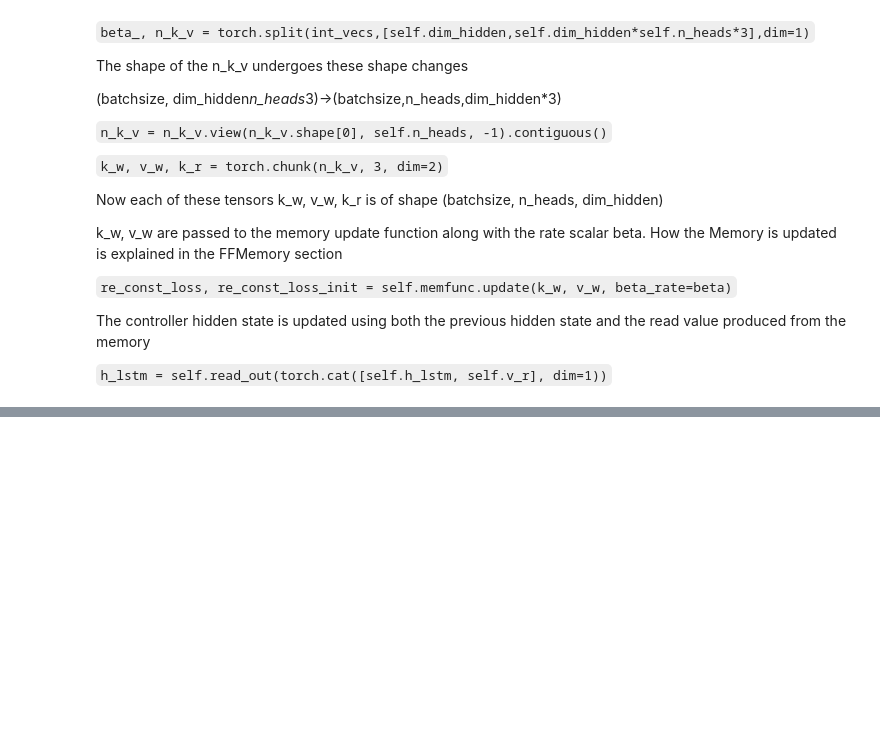
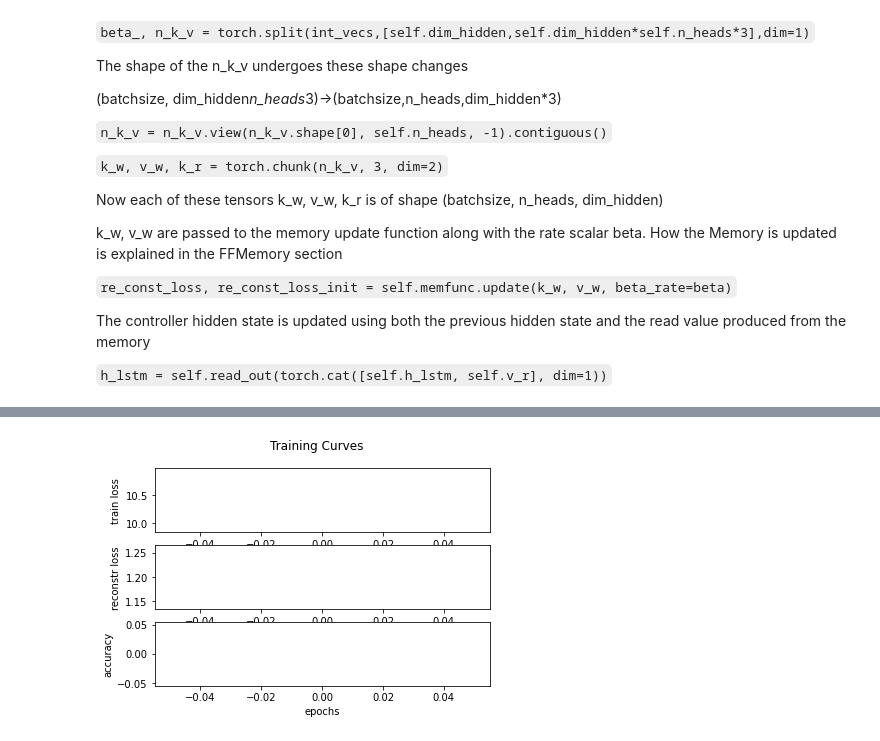
Before and after one commit to clam004/meta-learned-memory, a Jupyter notebook: part2_Memory.ipynb, the cells around one changed output, grey strips where cells are left out. Drawn from its saved outputs; the diff is of its cells as text; code cells hidden in the pictures; blank space fills up the shorter version.

```diff
--- a/part2_Memory.ipynb
+++ b/part2_Memory.ipynb
@@ -307,0 +492,8 @@ class FFMemoryLearned(nn.Module):
+# %%
+emb_dim, n_layers, heads, dropout = 8, 3, 5, 0.05
+
+vocab = Vocab(emb_dim)
+model = Bot(emb_dim, n_layers, heads, dropout, vocab)
+teacher = Teacher(model.vocab)
+
+print(model.vocab.word2index)
@@ -307,0 +502,90 @@ class FFMemoryLearned(nn.Module):
+# %%
+total_batches = 1
+best_acc = 0
+lamda = 8
+batch_size = 2
+learning_rate = 0.01
+
+optimizer=torch.optim.Adam(model.parameters(),lr=learning_rate,betas=(0.9, 0.98),eps=1e-9)
+scheduler=torch.optim.lr_scheduler.ReduceLROnPlateau(optimizer,'min',factor=0.99,patience=100)
+
+loss_all_list = []
+rcloss_all_list = []
+accuracy_list = []
+
+for batch in range(total_batches):
+
+    #print('remember info')
+
+    intro, introtarget, whatmyname, yournameis = teacher.get_batch(batch_size)
+
+    out_vecs, trg_end, rcl, rcli = model.teacher_forcing(intro, introtarget)
+
+    vocab_logits = model.vocab.emb2vocab(out_vecs)
+
+    predictions = vocab_logits.view(-1, vocab_logits.size(-1))
+
+    target = trg_end.view(-1)
+
+    batch_loss = F.cross_entropy(predictions, target,
+                                 ignore_index = model.vocab.word2index["<PAD>"])
+
+    reconstruction_loss = lamda*rcl
+
+    ################# Next Part of Conversation ########################
+
+    #print('retreive memory')
+
+    out_vecs, trg_end, rcl, rcli = model.teacher_forcing(whatmyname, yournameis)
+
+    vocab_logits = model.vocab.emb2vocab(out_vecs)
+
+    predictions = vocab_logits.view(-1, vocab_logits.size(-1))
+
+    target = trg_end.view(-1)
+
+    acc = accuracy_score(target, torch.argmax(predictions, dim=1))
+
+    batch_loss += F.cross_entropy(predictions, target,
+                                 ignore_index = model.vocab.word2index["<PAD>"])
+
+    reconstruction_loss += lamda*rcl
+    conversation_loss = batch_loss + reconstruction_loss
+
+    scheduler.step(conversation_loss)
+    optimizer.zero_grad()
+    conversation_loss.backward()
+    torch.nn.utils.clip_grad_norm_(model.parameters(), 1.0)
+    optimizer.step()
+
+    if batch % int(total_batches/20 + 1) == 0:
+
+        loss_all_list.append(conversation_loss.float().item())
+        rcloss_all_list.append(reconstruction_loss.float().item())
+        accuracy_list.append(acc)
+        mean_accuracy = np.mean(accuracy_list[-10:])
+
+        if mean_accuracy > best_acc:
+            print('New Best...')
+            best_acc = mean_accuracy
+
+
+        print("mean accuracy", round(mean_accuracy,4),
+              "celoss", round(batch_loss.float().item(),4),
+              "rcloss", round(reconstruction_loss.float().item(),6),
+              "d_rcloss", round((rcli - rcl).float().item(),4),
+              "training progress", round(batch/total_batches,4),
+              "learning rate", scheduler._last_lr)
+
+        if mean_accuracy > 0.96:
+            break
+
+fig, (ax1, ax2, ax3) = plt.subplots(3)
+fig.suptitle('Training Curves')
+ax1.set(xlabel='epochs', ylabel='train loss')
+ax2.set(xlabel='epochs', ylabel='reconstr loss')
+ax3.set(xlabel='epochs', ylabel='accuracy')
+ax1.plot(loss_all_list, label='train loss')
+ax2.plot(rcloss_all_list, label='reconstrunction loss')
+ax3.plot(accuracy_list, label='accuracy')
+# %% [output]
@@ -307,0 +596 @@ class FFMemoryLearned(nn.Module):
+[figure, added]
```
Also changed, not shown: parts of 8 cells of this notebook, 1 other file.
